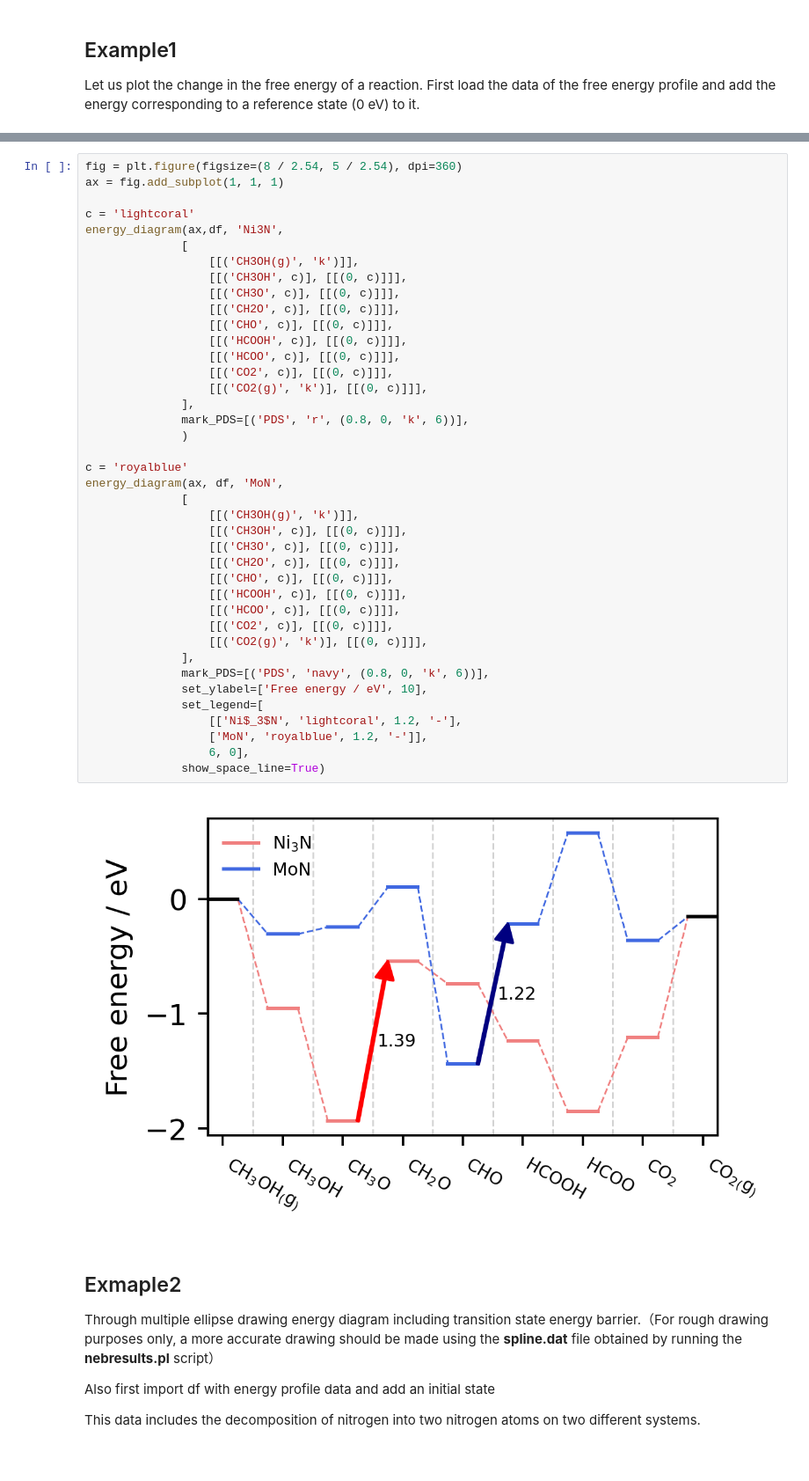
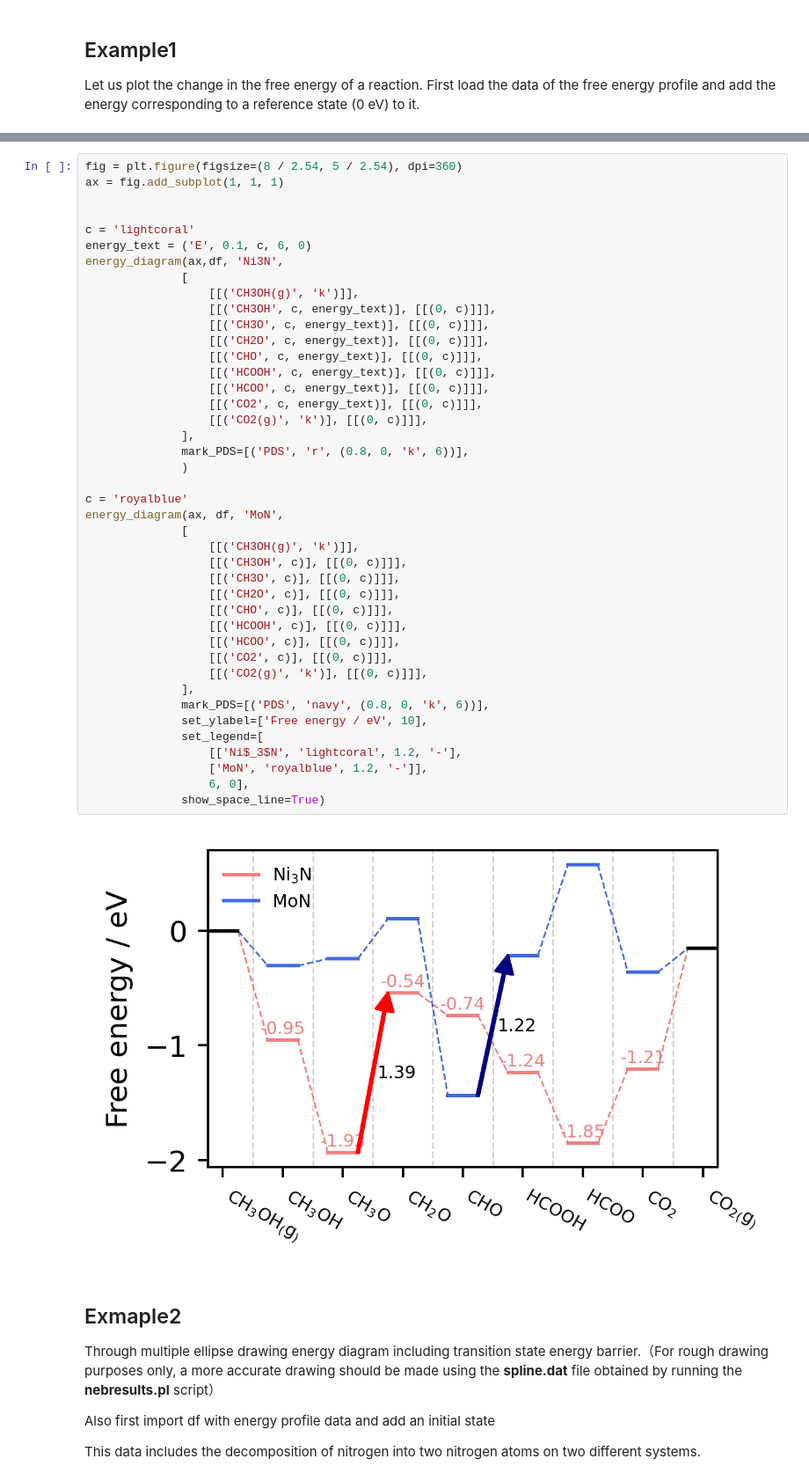
Before and after one commit to jchddd/scripts, a Jupyter notebook: jworkflow/Tutorial-plot.ipynb, the cells around one changed output, grey strips where cells are left out. Shown at 88% size. Cells and saved outputs as stored; diff of their text form.

```diff
--- a/jworkflow/Tutorial-plot.ipynb
+++ b/jworkflow/Tutorial-plot.ipynb
@@ -152,44 +153,46 @@ To identify the PDS by **mark_PDS**, first giving the color of the arrows, notin
 fig = plt.figure(figsize=(8 / 2.54, 5 / 2.54), dpi=360)
 ax = fig.add_subplot(1, 1, 1)
 
+
 c = 'lightcoral'
+energy_text = ('E', 0.1, c, 6, 0)
 energy_diagram(ax,df, 'Ni3N',
               [
                   [[('CH3OH(g)', 'k')]],
-                  [[('CH3OH', c)], [[(0, c)]]],
-                  [[('CH3O', c)], [[(0, c)]]],
-                  [[('CH2O', c)], [[(0, c)]]],
-                  [[('CHO', c)], [[(0, c)]]],
-                  [[('HCOOH', c)], [[(0, c)]]],
-                  [[('HCOO', c)], [[(0, c)]]],
-                  [[('CO2', c)], [[(0, c)]]],
+                  [[('CH3OH', c, energy_text)], [[(0, c)]]],
+                  [[('CH3O', c, energy_text)], [[(0, c)]]],
+                  [[('CH2O', c, energy_text)], [[(0, c)]]],
+                  [[('CHO', c, energy_text)], [[(0, c)]]],
+                  [[('HCOOH', c, energy_text)], [[(0, c)]]],
+                  [[('HCOO', c, energy_text)], [[(0, c)]]],
+                  [[('CO2', c, energy_text)], [[(0, c)]]],
                   [[('CO2(g)', 'k')], [[(0, c)]]],
               ],
               mark_PDS=[('PDS', 'r', (0.8, 0, 'k', 6))],
               )
 
 c = 'royalblue'
 energy_diagram(ax, df, 'MoN',
               [
                   [[('CH3OH(g)', 'k')]],
                   [[('CH3OH', c)], [[(0, c)]]],
                   [[('CH3O', c)], [[(0, c)]]],
                   [[('CH2O', c)], [[(0, c)]]],
                   [[('CHO', c)], [[(0, c)]]],
                   [[('HCOOH', c)], [[(0, c)]]],
                   [[('HCOO', c)], [[(0, c)]]],
                   [[('CO2', c)], [[(0, c)]]],
                   [[('CO2(g)', 'k')], [[(0, c)]]],
               ],
               mark_PDS=[('PDS', 'navy', (0.8, 0, 'k', 6))],
               set_ylabel=['Free energy / eV', 10],
               set_legend=[
                   [['Ni$_3$N', 'lightcoral', 1.2, '-'],
                   ['MoN', 'royalblue', 1.2, '-']],
                   6, 0],
               show_space_line=True)
 # %% [output]
-[figure, old version]
+[figure, new version]
 # %% [markdown]
 ## Exmaple2
 Through multiple ellipse drawing energy diagram including transition state energy barrier.（For rough drawing purposes only, a more accurate drawing should be made using the **spline.dat** file obtained by running the **nebresults.pl** script）
```
Also changed, not shown: parts of 2 cells of this notebook.
